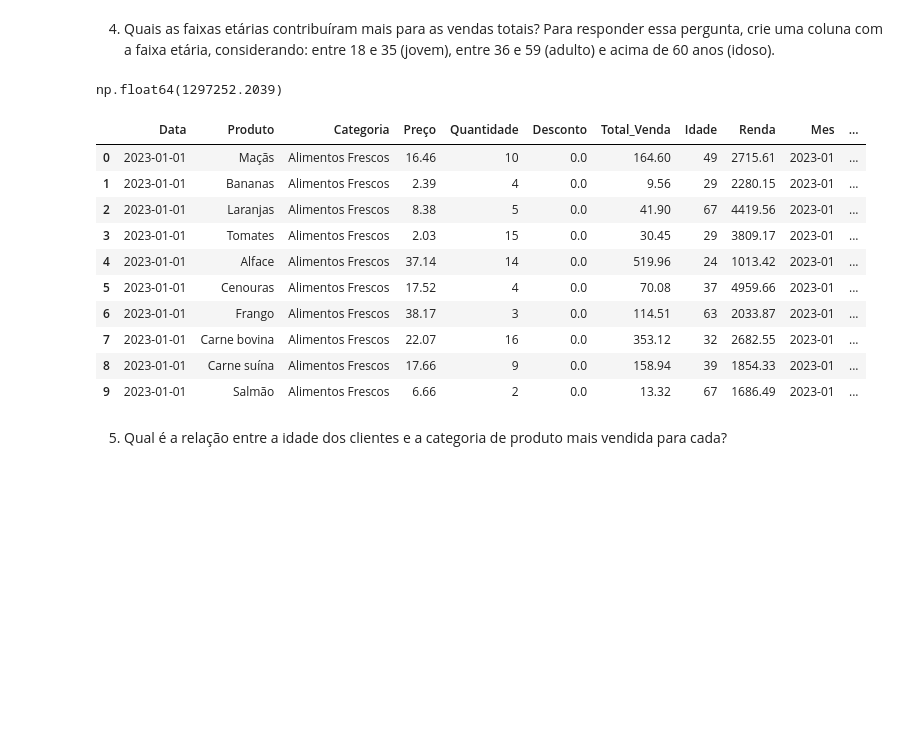
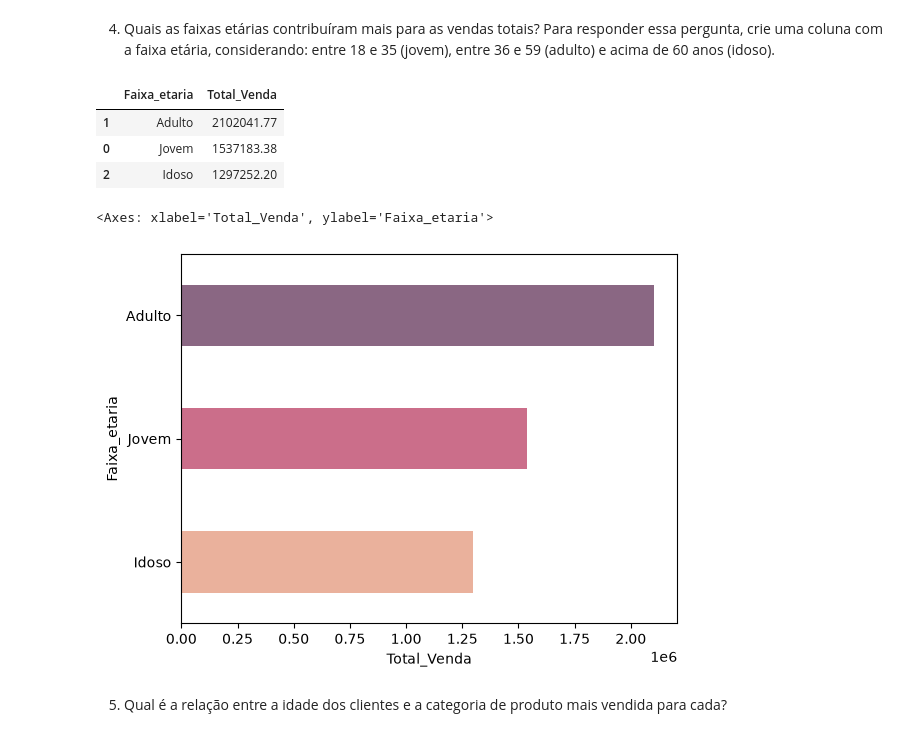
Before and after one commit to Danibisinoto/Repositorio_PROJETO_FINAL_Analise_Exploratoria_de_Dados, a Jupyter notebook: PROJETO.IPYNB, the cells around one changed output. Drawn from its saved outputs; the diff is of its cells as text; code cells hidden in the pictures; blank space fills up the shorter version.

```diff
--- a/PROJETO.IPYNB
+++ b/PROJETO.IPYNB
@@ -414,32 +414,43 @@ sazonalidade
 pergunta, crie uma coluna com a faixa etária, considerando: entre 18 e 35 (jovem), entre
 36 e 59 (adulto) e acima de 60 anos (idoso).
 # %%
-#df.groupby(['Idade'])["Total_Venda"].sum().sort_values(ascending=False)
+Jovem=df[(df['Idade']>=18)&(df['Idade']<=35)]['Total_Venda'].sum()
 
-#Jovem=df[(df['Idade']>=18)&(df['Idade']<=35)]['Total_Venda'].sum()
-#Jovem
-
-#Adulto=df[(df['Idade']>=36)&(df['Idade']<=59)]['Total_Venda'].sum()
-#Adulto
+Adulto=df[(df['Idade']>=36)&(df['Idade']<=59)]['Total_Venda'].sum()
 
 Idoso=df[df['Idade']>=60]['Total_Venda'].sum()
-Idoso
+
+resultado=pd.DataFrame({
+            'Faixa_etaria':['Jovem', 'Adulto', 'Idoso'],
+            'Total_Venda':[Jovem, Adulto, Idoso]}).sort_values(by='Total_Venda', ascending=False).round(2)
+resultado
+
+#####ANALISE
+#A faixa etária que mais contribui no total da vendas é a faixa Adulta com 36,75% a mais que os Jovens e 62,04% a mais
+#que os Idosos, diferença bastante relevante!!
 # %% [output]
-np.float64(1297252.2039)
+|  | Faixa_etaria | Total_Venda |
+| 1 | Adulto | 2102041.77 |
+| 0 | Jovem | 1537183.38 |
+| 2 | Idoso | 1297252.20 |
-# %%
-df.head(10)
-# %% [output]
-|  | Data | Produto | Categoria | Preço | Quantidade | Desconto | Total_Venda | Idade | Renda | Mes | ... |
-| 0 | 2023-01-01 | Maçãs | Alimentos Frescos | 16.46 | 10 | 0.0 | 164.60 | 49 | 2715.61 | 2023-01 | ... |
-| 1 | 2023-01-01 | Bananas | Alimentos Frescos | 2.39 | 4 | 0.0 | 9.56 | 29 | 2280.15 | 2023-01 | ... |
-| 2 | 2023-01-01 | Laranjas | Alimentos Frescos | 8.38 | 5 | 0.0 | 41.90 | 67 | 4419.56 | 2023-01 | ... |
-| 3 | 2023-01-01 | Tomates | Alimentos Frescos | 2.03 | 15 | 0.0 | 30.45 | 29 | 3809.17 | 2023-01 | ... |
-| 4 | 2023-01-01 | Alface | Alimentos Frescos | 37.14 | 14 | 0.0 | 519.96 | 24 | 1013.42 | 2023-01 | ... |
-| 5 | 2023-01-01 | Cenouras | Alimentos Frescos | 17.52 | 4 | 0.0 | 70.08 | 37 | 4959.66 | 2023-01 | ... |
-| 6 | 2023-01-01 | Frango | Alimentos Frescos | 38.17 | 3 | 0.0 | 114.51 | 63 | 2033.87 | 2023-01 | ... |
-| 7 | 2023-01-01 | Carne bovina | Alimentos Frescos | 22.07 | 16 | 0.0 | 353.12 | 32 | 2682.55 | 2023-01 | ... |
-| 8 | 2023-01-01 | Carne suína | Alimentos Frescos | 17.66 | 9 | 0.0 | 158.94 | 39 | 1854.33 | 2023-01 | ... |
-| 9 | 2023-01-01 | Salmão | Alimentos Frescos | 6.66 | 2 | 0.0 | 13.32 | 67 | 1686.49 | 2023-01 | ... |
+# %%
+#demonstrando o resultado em gráfico
+
+#seaborn.barplot ( data=None , * , x=None , y=None , hue =None , order=None , hue_order=None ,
+# estimator='mean' , errorbar=('ci' , 95) , n_boot00=10 , seed=None , units=None , weights=None ,
+# orient=None , color=None , palette=None , saturation=0.75 , fill=True , hue_norm=None , width=0.8 ,
+# dodge='auto' , gap=0 , log_scale=None , native_scale=False , formatter=None , legend='auto' , capsize=0 ,
+# err_kws=None , ci=<deprecated> , errcolor=<deprecated> , errwidth=<obsoleto> , ax=None , **kwargs )
+
+#seaborn.objects.Bars
+#class seaborn.objects.Bars ( artist_kws =<factory> , color=<'C0'> , alpha=<0.7> , fill=<True> ,
+# edgecolor=<rc:patch.edgecolor> , edgealpha=<1> , edgewidth=<auto> , edgestyle=<'-'> , width=<1> , baseline=<0> )
+
+sns.barplot(data=resultado, x='Total_Venda', y="Faixa_etaria",
+            hue='Faixa_etaria', palette='rocket', legend=False, width=0.5, alpha=0.7, weights=0.5)
+# %% [output]
+<Axes: xlabel='Total_Venda', ylabel='Faixa_etaria'>
+[figure, added]
 # %% [markdown]
 5. Qual é a relação entre a idade dos clientes e a categoria de produto mais vendida para
 cada?
```
Also changed, not shown: parts of 1 cell of this notebook.
